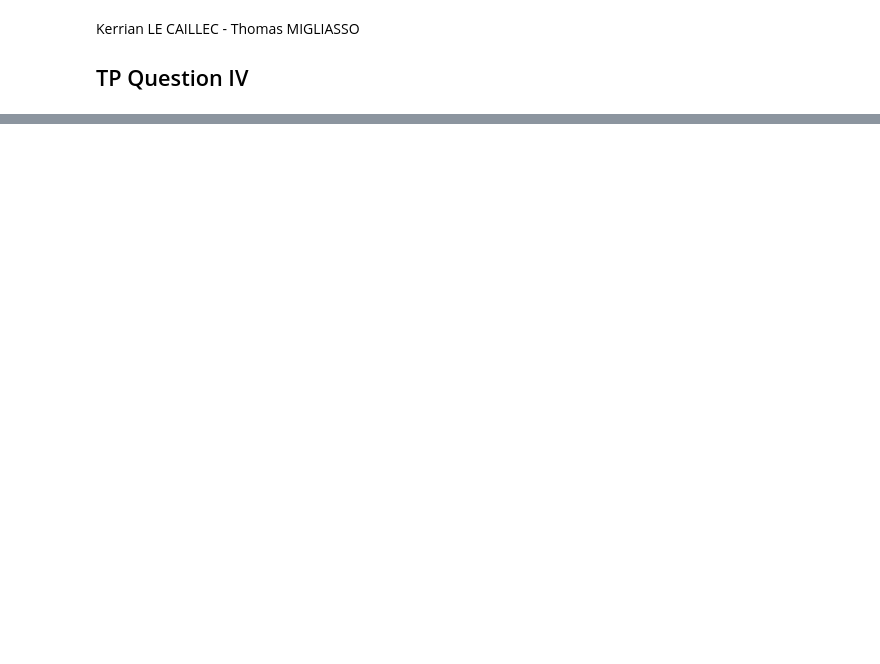
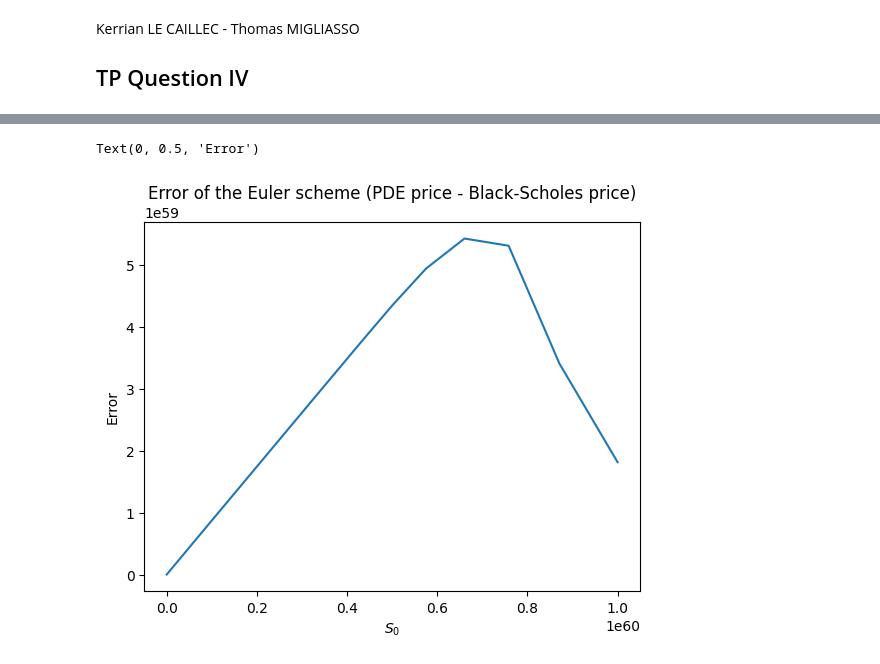
Before and after one commit to kerrianlc/stochastic-proc-fin, a Jupyter notebook: MSF-QIV-LC-M.ipynb, the cells around one changed output, grey strips where cells are left out. Drawn from its saved outputs; the diff is of its cells as text; code cells hidden in the pictures; blank space fills up the shorter version.

```diff
--- a/MSF-QIV-LC-M.ipynb
+++ b/MSF-QIV-LC-M.ipynb
@@ -274,0 +15,9 @@ plot_heatmap()
+# %%
+K = 100
+r = 0.05
+sigma = 0.2
+T = 1
+L = 30 * np.log(K)
+
+N = 2000  # Number of simulations
+M = 5000  # Number of time steps
@@ -274,0 +108,16 @@ plot_heatmap()
+# %%
+BS_price = black_scholes_price(
+        K, T, np.exp(np.linspace(-L, L, N - 1)), r, sigma
+    )
+
+plt.plot(
+    np.exp(np.linspace(-L, L, N - 1)),
+    np.abs(Uj - BS_price),
+)
+
+plt.title("Error of the Euler scheme (PDE price - Black-Scholes price)")
+plt.xlabel("$S_0$")
+plt.ylabel("Error")
+# %% [output]
+Text(0, 0.5, 'Error')
+[figure, added]
```
Also changed, not shown: parts of 38 cells of this notebook.
